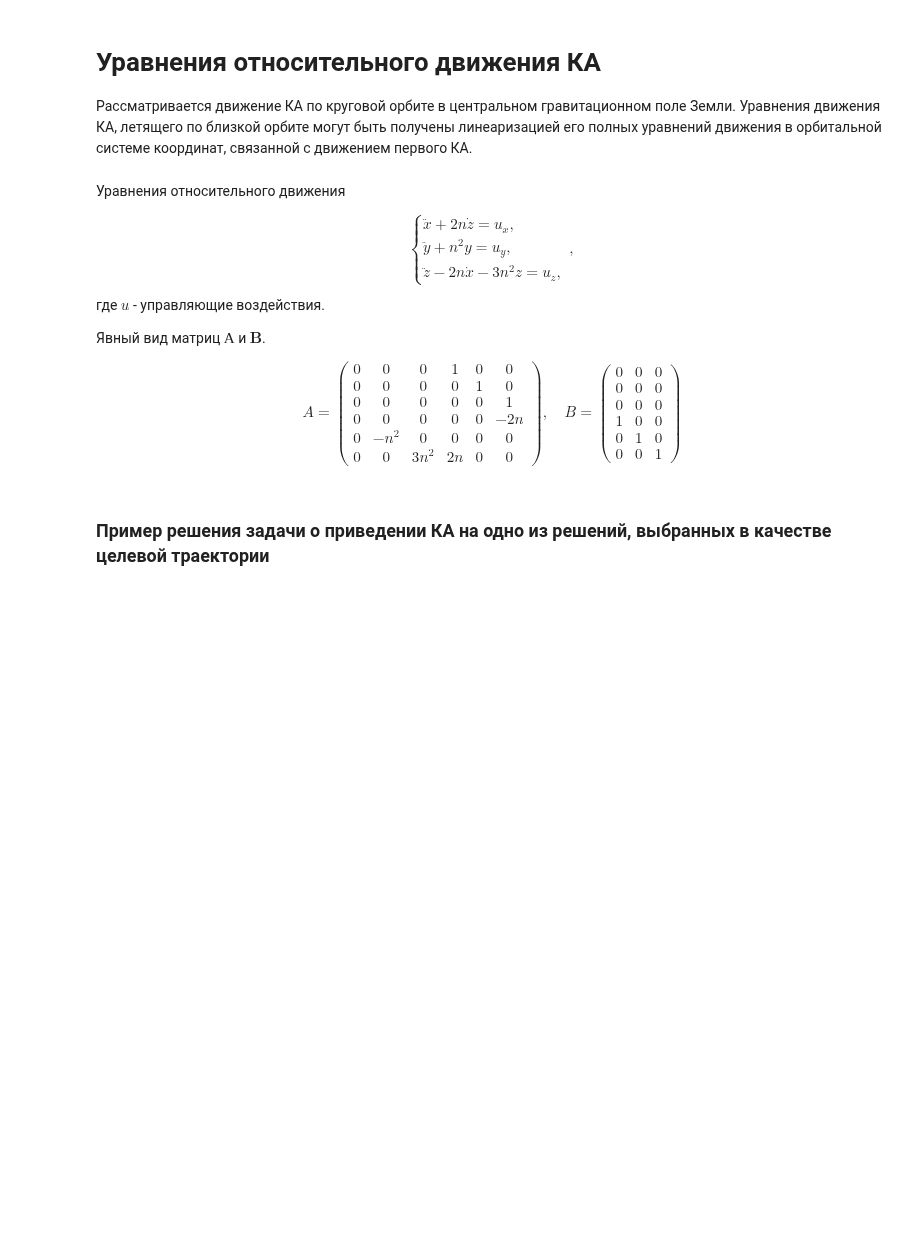
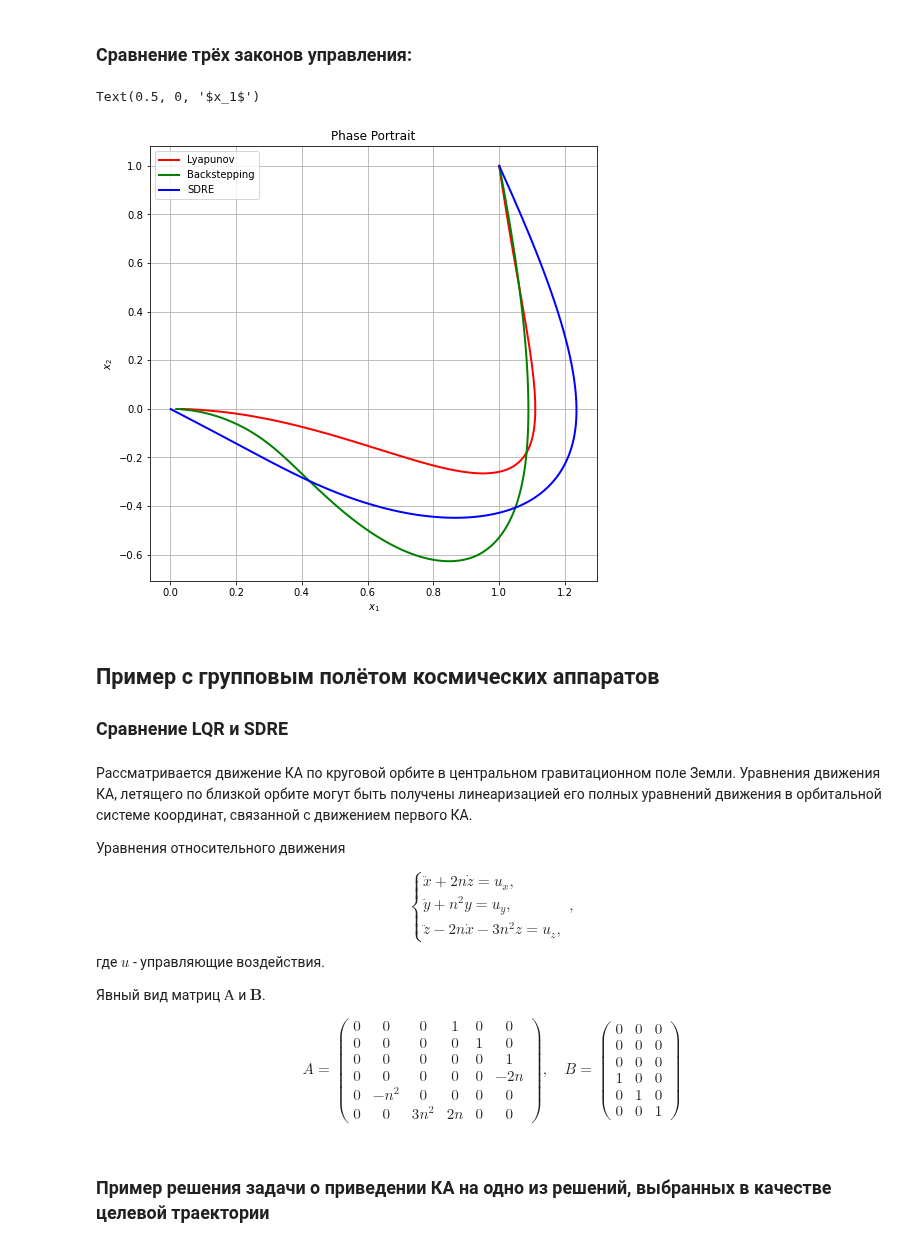
Before and after one commit to DPritykin/Control-Theory-Course, a Jupyter notebook: Term 2 Nonlinear Dynamics and Control/Lecture Jupyter Notebooks/Lecture 6 State-Dependent Riccati Equation.ipynb, the cells around one changed output. Drawn from its saved outputs; the diff is of its cells as text; code cells hidden in the pictures; blank space fills up the shorter version.

Commit message:
lecture 6 rearranged, typo in backstep lecture corrected

```diff
--- a/Term 2 Nonlinear Dynamics and Control/Lecture Jupyter Notebooks/Lecture 6 State-Dependent Riccati Equation.ipynb
+++ b/Term 2 Nonlinear Dynamics and Control/Lecture Jupyter Notebooks/Lecture 6 State-Dependent Riccati Equation.ipynb
@@ -18,3 +121,5 @@ $\mathbf{Q}, \mathbf{R}$ - положительно определенные м
+# %% [markdown]
+### Сравнение трёх законов управления:
 # %%
 import numpy as np
 import scipy as sci
@@ -27,14 +132,69 @@ def lqr_fun(A, B, Q, R):
 
     K = -np.matrix(sci.linalg.inv(R) * (B.T * P))
 
-    eigVals, eigVecs = sci.linalg.eig(A + B * K)
-
-    return K, P, eigVals
+    return K
-# %% [markdown]
-# Уравнения относительного движения КА
-
-Рассматривается движение КА по круговой орбите в центральном гравитационном поле Земли. Уравнения движения КА, летящего по близкой орбите могут быть получены линеаризацией его полных уравнений движения в орбитальной системе координат, связанной с движением первого КА.
+# %%
+def u_lyapunov(x):
+    v = x[0]**2 * np.exp(2 * x[1]) + x[1]**2
+    original_u = x[1]**2 - np.sqrt(x[1]**4 + v**4) / (x[0]**2 * np.exp(2 * x[1]) + x[1])
+    reasonable_u = -x[0]**2 * np.exp(2 * x[1]) - x[1]
+    return reasonable_u
+
+def u_backstep(x):
+    lmbda = 2
+    return (1 - lmbda) * x[1] - (1 + lmbda) * x[0]**2 - 2 * x[0]**2 * x[1]
+
+def u_sdre(x):
+    A = np.array([[0, x[0]], [0, -1]])
+    B = np.array([[0], [1]])
+    Q = np.eye(2)
+    R = np.eye(1)
+    K = lqr_fun(A, B, Q, R)
+    return np.dot(K, x).item()
+
+def rhs_lyapunov(t, x):
+    return np.array([ x[0]  * x[1], -x[1] + u_lyapunov(x) ])
+
+def rhs_backstep(t, x):
+    return np.array([ x[0]  * x[1], -x[1] + u_backstep(x) ])
+
+def rhs_sdre(t, x):
+    return np.array([ x[0]  * x[1], -x[1] + u_sdre(x) ])
+
+t0 = 0
+tf = 1000
+t_span = np.arange(t0, tf, 0.01)
+x0 = np.array([1, 1])
+
+sol_lyapunov = solve_ivp(rhs_lyapunov, (t0, tf), x0, t_eval = t_span )
+x_lyapunov = sol_lyapunov.y.T
+
+sol_backstep = solve_ivp(rhs_backstep, (t0, tf), x0, t_eval = t_span )
+x_backstep = sol_backstep.y.T
+
+sol_sdre = solve_ivp(rhs_sdre, (t0, tf), x0, t_eval = t_span )
+x_sdre = sol_sdre.y.T
+
+fig1 = plt.figure(figsize=(8, 8))
+ax1 = fig1.add_subplot(1, 1, 1)
+ax1.set_title("Phase Portrait")
+ax1.grid(True)
+ax1.plot(x_lyapunov[:, 0], x_lyapunov[:, 1], color='red', label = 'Lyapunov', linewidth = 2)
+ax1.plot(x_backstep[:, 0], x_backstep[:, 1], color='green', label = 'Backstepping', linewidth = 2)
+ax1.plot(x_sdre[:, 0], x_sdre[:, 1], color='blue', label = 'SDRE', linewidth = 2)
+
+ax1.legend()
+ax1.set_ylabel(r'$x_2$')
+ax1.set_xlabel(r'$x_1$')
+# %% [output]
+Text(0.5, 0, '$x_1$')
+[figure, added]
+# %% [markdown]
+## Пример с групповым полётом космических аппаратов
+### Сравнение LQR и SDRE
 # %% [markdown]
+Рассматривается движение КА по круговой орбите в центральном гравитационном поле Земли. Уравнения движения КА, летящего по близкой орбите могут быть получены линеаризацией его полных уравнений движения в орбитальной системе координат, связанной с движением первого КА.
+
 Уравнения относительного движения
 
 $$
```
Also changed, not shown: parts of 10 cells of this notebook, 1 other file.
